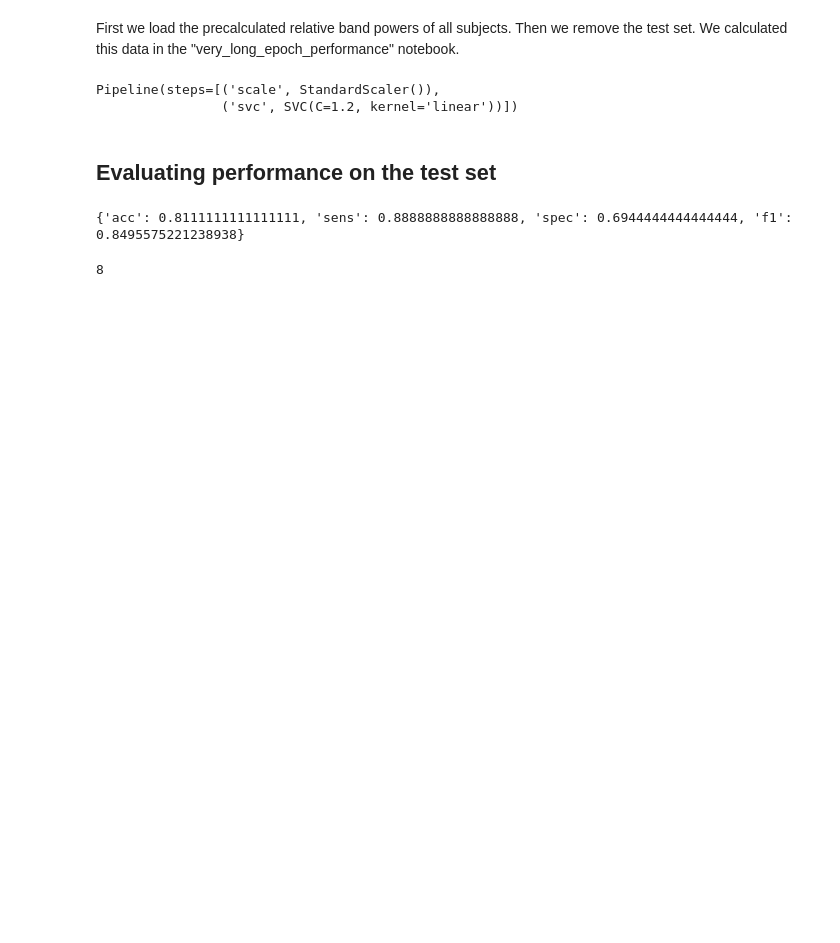
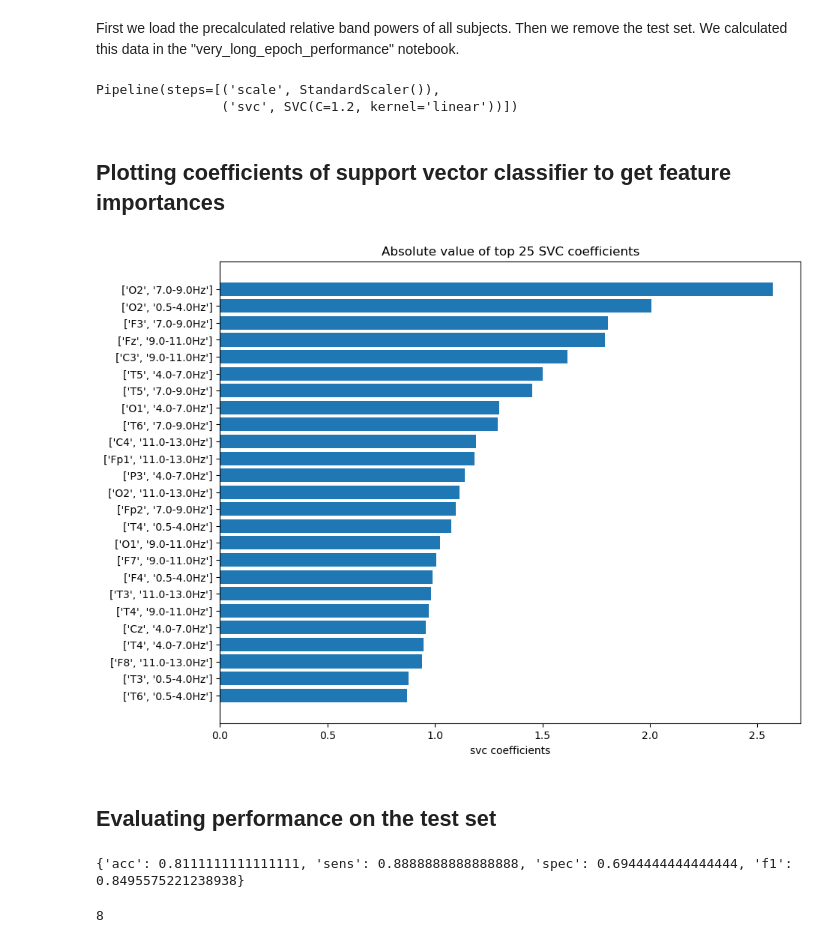
Before and after one commit to HimanshuKhanchandani/Dementia-Detection-Tool, a Jupyter notebook: models/Final_ADHealthy_model_save.ipynb, the cells around one changed output. Saved outputs shown, nothing was run; the diff lists cells and outputs as text; code cells hidden in the pictures; blank space fills up the shorter version.

Commit message:
Added feature importance plot

```diff
--- a/models/Final_ADHealthy_model_save.ipynb
+++ b/models/Final_ADHealthy_model_save.ipynb
@@ -27,6 +28,28 @@ svc_pipe.fit(train_X, train_y)
 # %% [output]
 Pipeline(steps=[('scale', StandardScaler()),
                 ('svc', SVC(C=1.2, kernel='linear'))])
+# %% [markdown]
+## Plotting coefficients of support vector classifier to get feature importances
+# %%
+freq_bands=[0.5,4.0,7.0,9.0,11.0,13.0,25.0]
+# returns channel index and band index from the flattened index.
+def unroll(index):
+    return index % len(CHANNELS), index // len(CHANNELS)
+svc_coefficients = np.abs(svc_pipe['svc'].coef_).tolist()[0]
+svc_feature_names = []
+for i in range(len(svc_coefficients)):
+    channel, band = unroll(i)
+    svc_feature_names += [[CHANNELS[channel], str(freq_bands[band]) + '-' + str(freq_bands[band + 1]) + 'Hz']]
+imp,names = zip(*sorted(zip(svc_coefficients, svc_feature_names)))
+# %%
+plt.figure(figsize = (10, 8))
+plt.barh(range(25),imp[-25:] , align='center')
+plt.yticks(range(25), names[-25:])
+plt.xlabel('svc coefficients')
+plt.title("Absolute value of top 25 SVC coefficients")
+plt.show()
+# %% [output]
+[figure, added]
 # %% [markdown]
 ## Evaluating performance on the test set
 # %%
```
Also changed, not shown: parts of 3 cells of this notebook, 2 other files.
